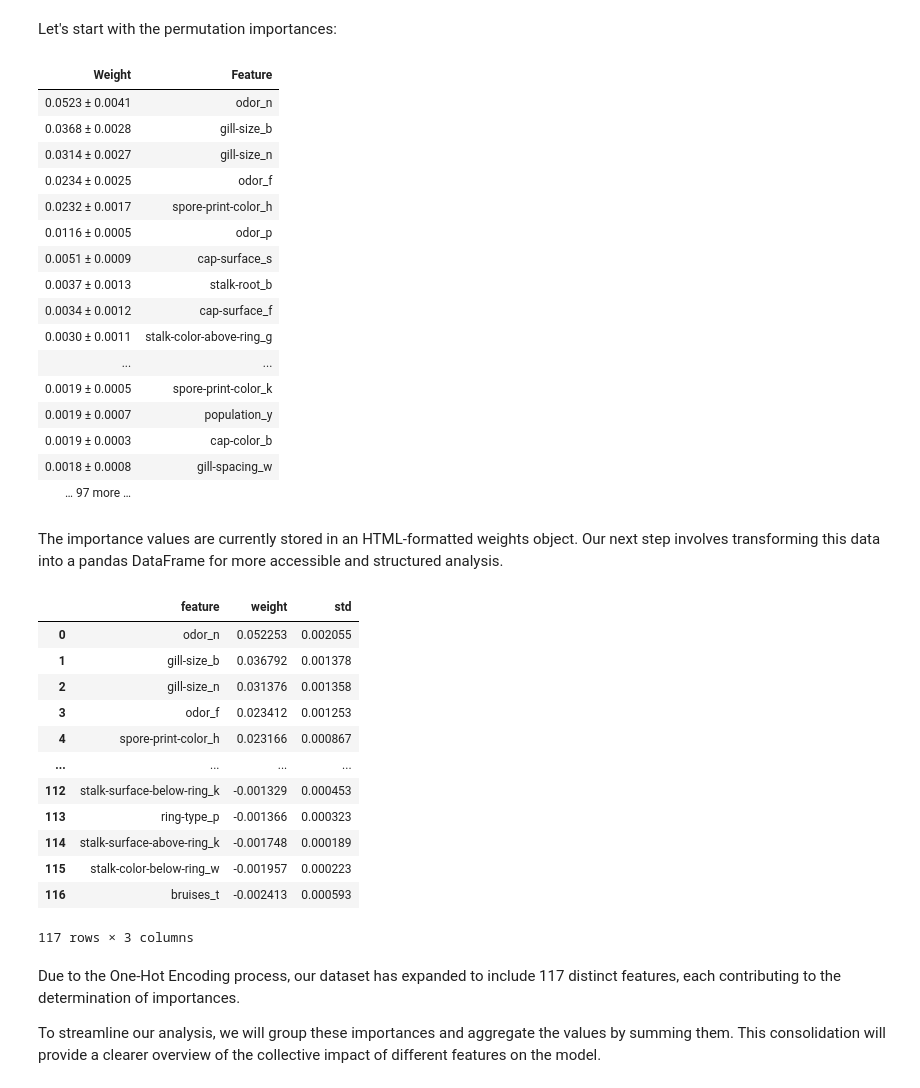
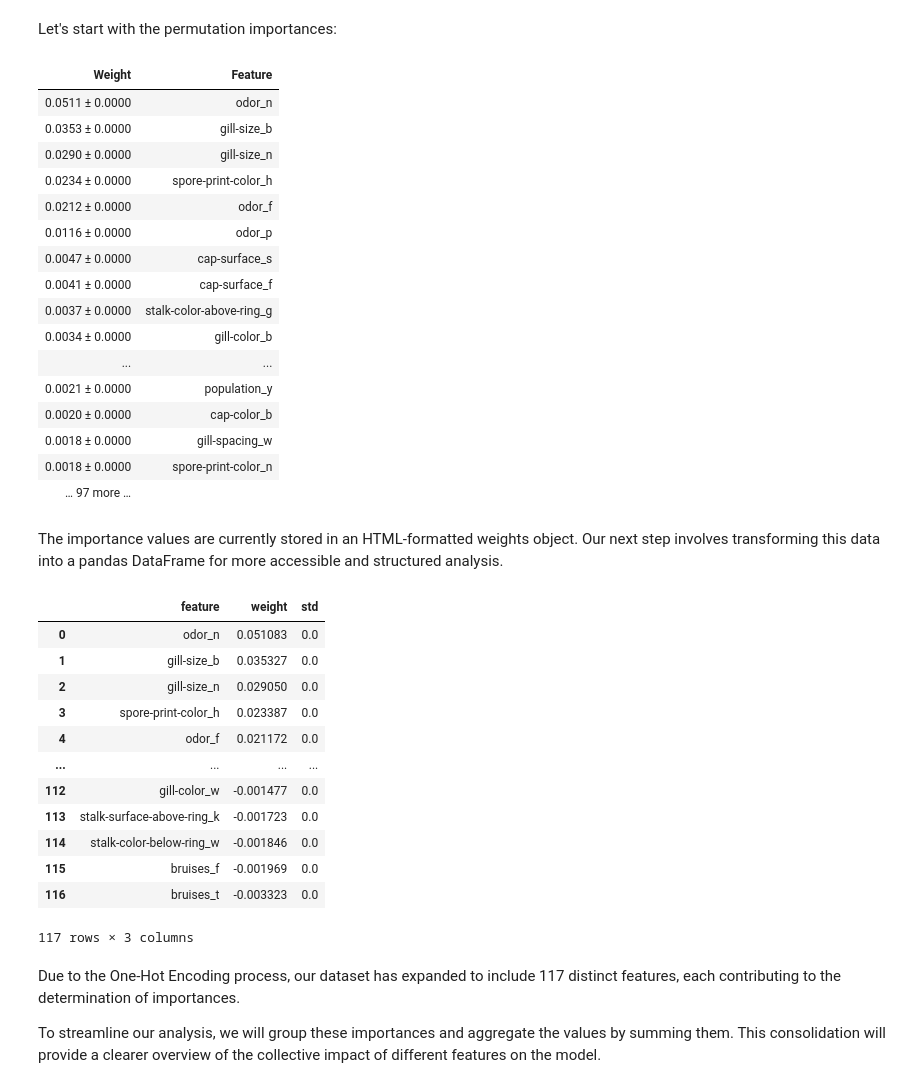
Before and after one commit to willc127/Mushroom_Classifier, a Jupyter notebook: main.ipynb, the cells around one changed output. Cells and saved outputs as stored; diff of their text form; code cells hidden in the pictures.

```diff
--- a/main.ipynb
+++ b/main.ipynb
@@ -191,26 +193,26 @@ To further unravel the intricacies of the model's decision-making process in det
 # %% [markdown]
 Let's start with the permutation importances:
 # %%
-perm = PermutationImportance(model, n_iter=10, random_state=0).fit(X_encoded,y)
+perm = PermutationImportance(model, n_iter=1, random_state=0).fit(X_encoded,y)
 weights_html = eli5.show_weights(perm, feature_names = X_encoded.columns.tolist())
 weights_html
 # %% [output]
 | Weight | Feature |
-| 0.0523 ± 0.0041 | odor_n |
-| 0.0368 ± 0.0028 | gill-size_b |
-| 0.0314 ± 0.0027 | gill-size_n |
-| 0.0234 ± 0.0025 | odor_f |
-| 0.0232 ± 0.0017 | spore-print-color_h |
-| 0.0116 ± 0.0005 | odor_p |
-| 0.0051 ± 0.0009 | cap-surface_s |
-| 0.0037 ± 0.0013 | stalk-root_b |
-| 0.0034 ± 0.0012 | cap-surface_f |
-| 0.0030 ± 0.0011 | stalk-color-above-ring_g |
+| 0.0511 ± 0.0000 | odor_n |
+| 0.0353 ± 0.0000 | gill-size_b |
+| 0.0290 ± 0.0000 | gill-size_n |
+| 0.0234 ± 0.0000 | spore-print-color_h |
+| 0.0212 ± 0.0000 | odor_f |
+| 0.0116 ± 0.0000 | odor_p |
+| 0.0047 ± 0.0000 | cap-surface_s |
+| 0.0041 ± 0.0000 | cap-surface_f |
+| 0.0037 ± 0.0000 | stalk-color-above-ring_g |
+| 0.0034 ± 0.0000 | gill-color_b |
 | ... | ... |
-| 0.0019 ± 0.0005 | spore-print-color_k |
-| 0.0019 ± 0.0007 | population_y |
-| 0.0019 ± 0.0003 | cap-color_b |
-| 0.0018 ± 0.0008 | gill-spacing_w |
+| 0.0021 ± 0.0000 | population_y |
+| 0.0020 ± 0.0000 | cap-color_b |
+| 0.0018 ± 0.0000 | gill-spacing_w |
+| 0.0018 ± 0.0000 | spore-print-color_n |
 | … 97 more … |  |
 # %% [markdown]
 The importance values are currently stored in an HTML-formatted weights object. Our next step involves transforming this data into a pandas DataFrame for more accessible and structured analysis.
@@ -219,17 +221,17 @@ weights_df = pd.DataFrame(eli5.explain_weights_df(perm, feature_names = X_encode
 display(weights_df)
 # %% [output]
 |  | feature | weight | std |
-| 0 | odor_n | 0.052253 | 0.002055 |
-| 1 | gill-size_b | 0.036792 | 0.001378 |
-| 2 | gill-size_n | 0.031376 | 0.001358 |
-| 3 | odor_f | 0.023412 | 0.001253 |
-| 4 | spore-print-color_h | 0.023166 | 0.000867 |
+| 0 | odor_n | 0.051083 | 0.0 |
+| 1 | gill-size_b | 0.035327 | 0.0 |
+| 2 | gill-size_n | 0.029050 | 0.0 |
+| 3 | spore-print-color_h | 0.023387 | 0.0 |
+| 4 | odor_f | 0.021172 | 0.0 |
 | ... | ... | ... | ... |
-| 112 | stalk-surface-below-ring_k | -0.001329 | 0.000453 |
-| 113 | ring-type_p | -0.001366 | 0.000323 |
-| 114 | stalk-surface-above-ring_k | -0.001748 | 0.000189 |
-| 115 | stalk-color-below-ring_w | -0.001957 | 0.000223 |
-| 116 | bruises_t | -0.002413 | 0.000593 |
+| 112 | gill-color_w | -0.001477 | 0.0 |
+| 113 | stalk-surface-above-ring_k | -0.001723 | 0.0 |
+| 114 | stalk-color-below-ring_w | -0.001846 | 0.0 |
+| 115 | bruises_f | -0.001969 | 0.0 |
+| 116 | bruises_t | -0.003323 | 0.0 |
 117 rows × 3 columns
 # %% [markdown]
 Due to the One-Hot Encoding process, our dataset has expanded to include 117 distinct features, each contributing to the determination of importances.
```
Also changed, not shown: parts of 23 cells of this notebook, 21 other files.
